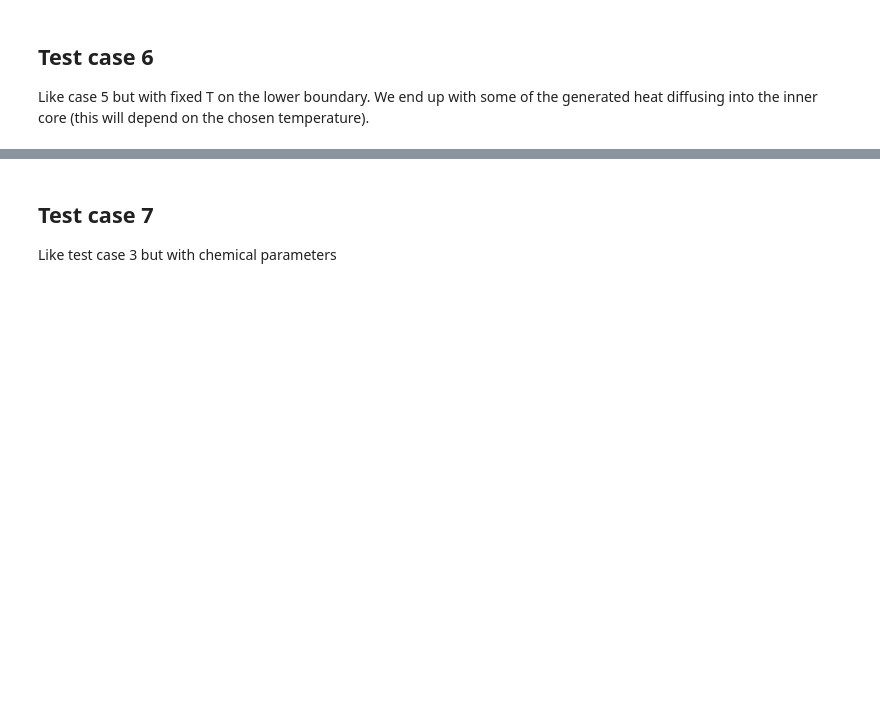
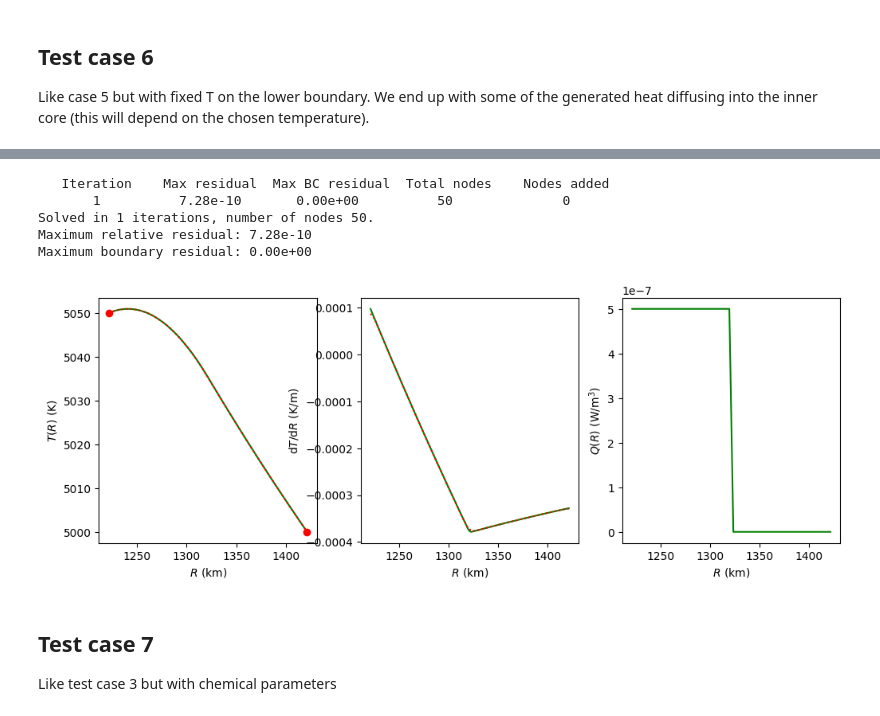
Before and after one commit to andreww/slurry, a Jupyter notebook: f-layer-diffusion.ipynb, the cells around one changed output, grey strips where cells are left out. Cells and saved outputs as stored; diff of their text form; code cells hidden in the pictures; blank space fills up the shorter version.

```diff
--- a/f-layer-diffusion.ipynb
+++ b/f-layer-diffusion.ipynb
@@ -420,3 +420,17 @@ Maximum boundary residual: 0.00e+00
+# %%
+# Try resolving with the (green) solution as the new guess
+
+fig, axs = plt.subplots(ncols=3, figsize=(12,4))
+new_out_ts = layer_diffusion.solve_layer_diffusion(r, heat_sources_green, k, out_ts,
+                                                   top_value_bc=t_top, bottom_value_bc=t_bottom, fig_axs=axs,
+                                                   fig_col='g')
+# %% [output]
+   Iteration    Max residual  Max BC residual  Total nodes    Nodes added
+       1          7.28e-10       0.00e+00          50              0
+Solved in 1 iterations, number of nodes 50.
+Maximum relative residual: 7.28e-10
+Maximum boundary residual: 0.00e+00
+[figure, added]
 # %% [markdown]
 ## Test case 7
 
```
Also changed, not shown: parts of 7 cells of this notebook.
